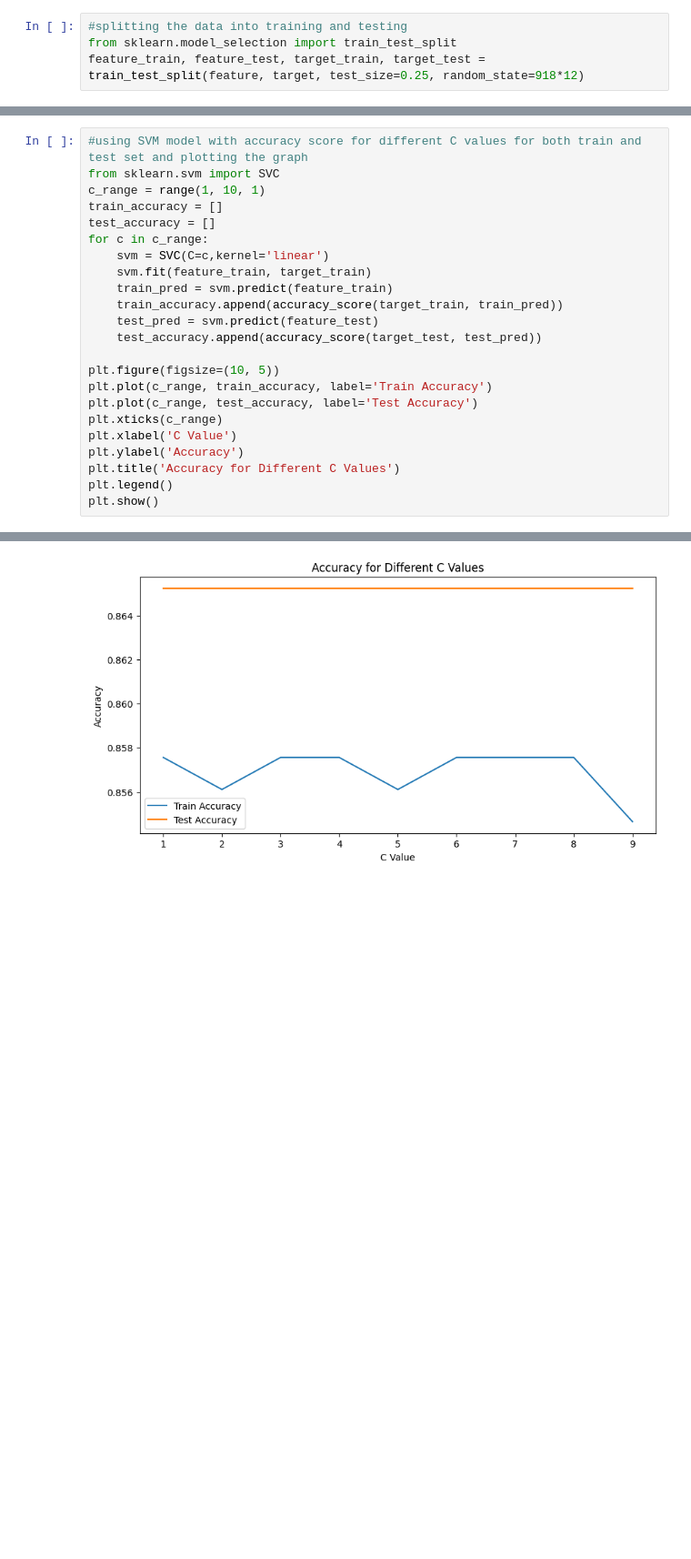
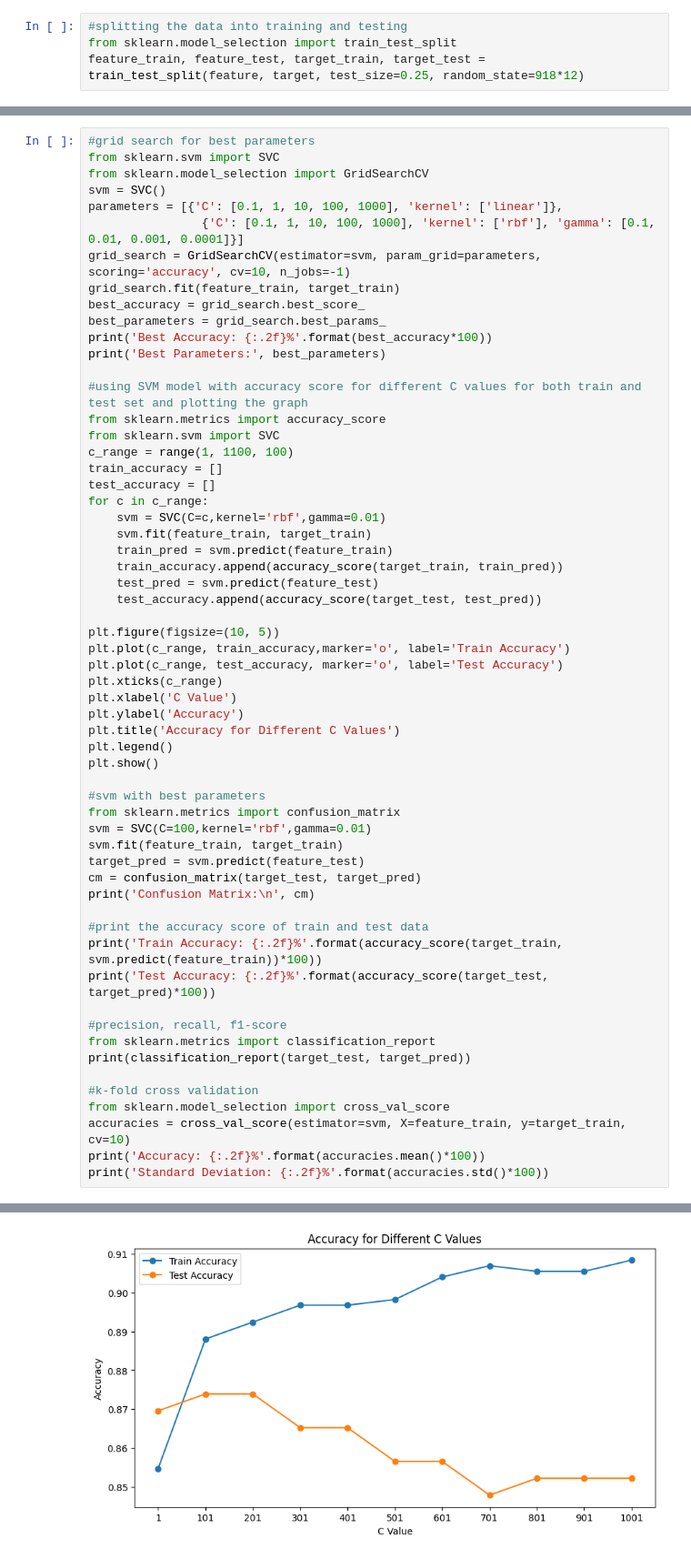
Before and after one commit to nbzuong/ML_Project, a Jupyter notebook: heart_predict.ipynb, the cells around one changed output, grey strips where cells are left out. Shown at 91% size. Drawn from its saved outputs; the diff is of its cells as text; blank space fills up the shorter version.

```diff
--- a/heart_predict.ipynb
+++ b/heart_predict.ipynb
@@ -281,11 +281,25 @@ plt.show()
 # %%
+#grid search for best parameters
+from sklearn.svm import SVC
+from sklearn.model_selection import GridSearchCV
+svm = SVC()
+parameters = [{'C': [0.1, 1, 10, 100, 1000], 'kernel': ['linear']},
+                {'C': [0.1, 1, 10, 100, 1000], 'kernel': ['rbf'], 'gamma': [0.1, 0.01, 0.001, 0.0001]}]
+grid_search = GridSearchCV(estimator=svm, param_grid=parameters, scoring='accuracy', cv=10, n_jobs=-1)
+grid_search.fit(feature_train, target_train)
+best_accuracy = grid_search.best_score_
+best_parameters = grid_search.best_params_
+print('Best Accuracy: {:.2f}%'.format(best_accuracy*100))
+print('Best Parameters:', best_parameters)
+
 #using SVM model with accuracy score for different C values for both train and test set and plotting the graph
+from sklearn.metrics import accuracy_score
 from sklearn.svm import SVC
-c_range = range(1, 10, 1)
+c_range = range(1, 1100, 100)
 train_accuracy = []
 test_accuracy = []
 for c in c_range:
-    svm = SVC(C=c,kernel='linear')
+    svm = SVC(C=c,kernel='rbf',gamma=0.01)
     svm.fit(feature_train, target_train)
     train_pred = svm.predict(feature_train)
     train_accuracy.append(accuracy_score(target_train, train_pred))
@@ -293,12 +307,34 @@ for c in c_range:
     test_accuracy.append(accuracy_score(target_test, test_pred))
 
 plt.figure(figsize=(10, 5))
-plt.plot(c_range, train_accuracy, label='Train Accuracy')
-plt.plot(c_range, test_accuracy, label='Test Accuracy')
+plt.plot(c_range, train_accuracy,marker='o', label='Train Accuracy')
+plt.plot(c_range, test_accuracy, marker='o', label='Test Accuracy')
 plt.xticks(c_range)
 plt.xlabel('C Value')
 plt.ylabel('Accuracy')
 plt.title('Accuracy for Different C Values')
 plt.legend()
 plt.show()
+
+#svm with best parameters
+from sklearn.metrics import confusion_matrix
+svm = SVC(C=100,kernel='rbf',gamma=0.01)
+svm.fit(feature_train, target_train)
+target_pred = svm.predict(feature_test)
+cm = confusion_matrix(target_test, target_pred)
+print('Confusion Matrix:\n', cm)
+
+#print the accuracy score of train and test data
+print('Train Accuracy: {:.2f}%'.format(accuracy_score(target_train, svm.predict(feature_train))*100))
+print('Test Accuracy: {:.2f}%'.format(accuracy_score(target_test, target_pred)*100))
+
+#precision, recall, f1-score
+from sklearn.metrics import classification_report
+print(classification_report(target_test, target_pred))
+
+#k-fold cross validation
+from sklearn.model_selection import cross_val_score
+accuracies = cross_val_score(estimator=svm, X=feature_train, y=target_train, cv=10)
+print('Accuracy: {:.2f}%'.format(accuracies.mean()*100))
+print('Standard Deviation: {:.2f}%'.format(accuracies.std()*100))
 # %% [output]
@@ -305 +343 @@ plt.show()
-[figure, old version]
+[figure, new version]
```
Also changed, not shown: parts of 2 cells of this notebook.
